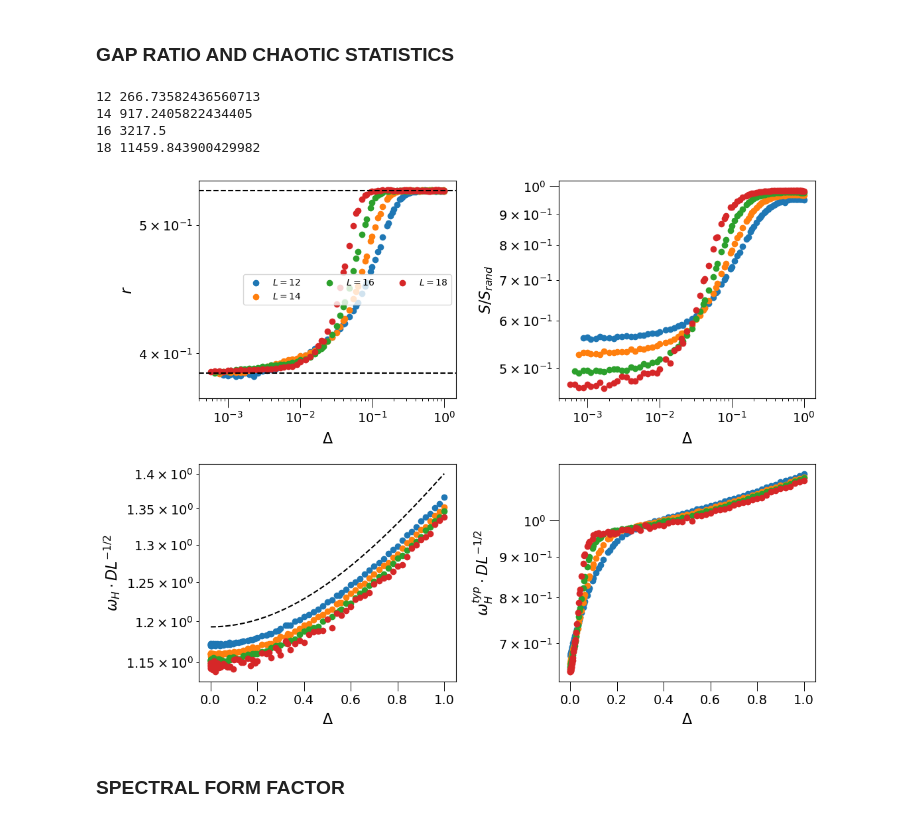
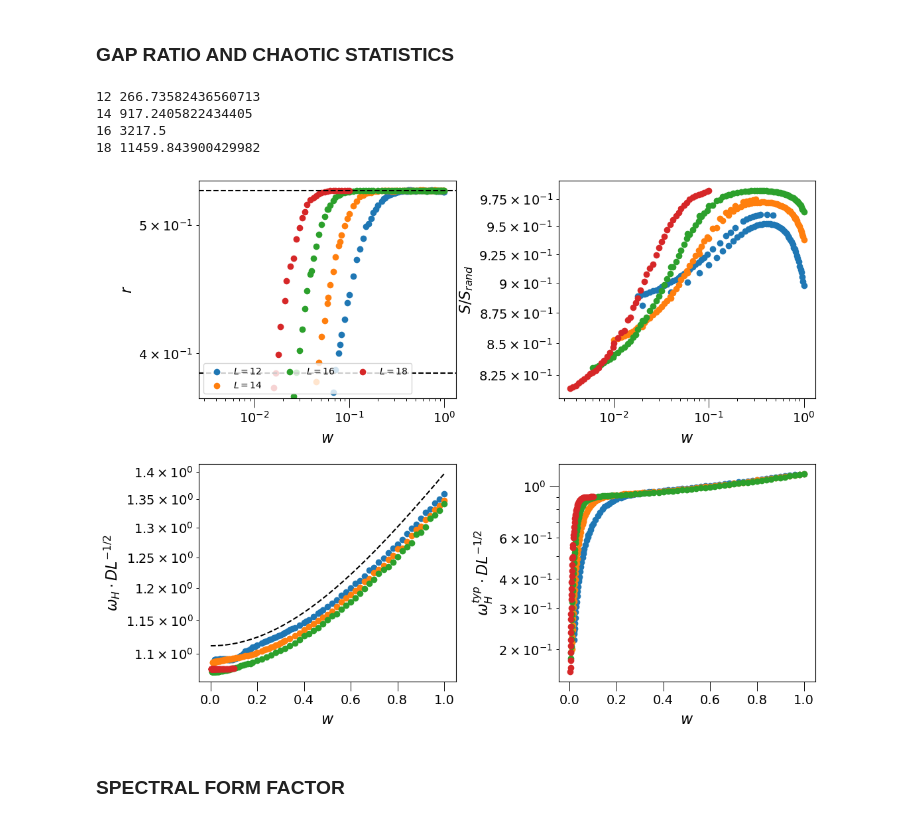
Before and after one commit to makskliczkowski/Transverse_Ising_ETH, a Jupyter notebook: IsignTransverse_ETH/Python/spectral_fun_notebook.ipynb, the cells around one changed output. Saved outputs shown, nothing was run; the diff lists cells and outputs as text; code cells hidden in the pictures.

```diff
--- a/IsignTransverse_ETH/Python/spectral_fun_notebook.ipynb
+++ b/IsignTransverse_ETH/Python/spectral_fun_notebook.ipynb
@@ -65,7 +65,7 @@ user_settings = getattr(cf.plot_settings, 'settings')
 fig, ((ax1, ax2), (ax3, ax4)) = plt.subplots( nrows=2, ncols=2, figsize=(12,10), dpi = 100)
 
 new_set_class = copy.deepcopy(cf.plot_settings)
-new_set_class.set_vs('g')
+new_set_class.set_vs('w')
 new_set_class.set_scaling("L")
 new_set_class.set_scales(xscale='log', yscale='log')
 settings = getattr(new_set_class, 'settings')
@@ -119,34 +119,34 @@ else:
     ax4.plot(xx, wH_analitycal(xx, cf.g, cf.w), linestyle='--', color='black', label=r"$\omega_H^{analitycal}$")
 
 
 ax1.axhline(y=0.5307, ls='--', color='black')
 ax1.axhline(y=0.3867, ls='--', color='black')
 ylabels = ["r", "S/S_{rand}", "\\omega_H\\cdot DL^{-1/2}", "\\omega_H^{typ}\\cdot DL^{-1/2}" ]
 for i, ax in enumerate([ax1,ax2,ax3,ax4]):
     xlab = hfun.var_name if settings['vs_idx'] == 2 else settings['vs']
     hfun.set_plot_elements(axis = ax, ylabel = ylabels[i], xlabel = xlab, settings=settings,
                             font_size=14, set_legend=False, xlim=(None, None), ylim=(None, None))
     #if settings['vs_idx'] != 0:
     #ax.set_yscale('linear')
     #ax.set_xscale('linear')
 
 ax3.set_xscale('linear')
 ax4.set_xscale('linear')
 ax1.legend(ncol=3)
 ax1.set_ylim(0.37, 0.54)
 #ax2.set_ylim(0.3, 1)
 fig.subplots_adjust(wspace=0.4, hspace=0.3)
 
 
 
  #--- reset defaults
 cf.params_arr = param_copy
 # %% [output]
 12 266.73582436560713
 14 917.2405822434405
 16 3217.5
 18 11459.843900429982
-[figure, old version]
+[figure, new version]
 # %% [markdown]
 ### SPECTRAL FORM FACTOR
 # %%
```
Also changed, not shown: 5 other files.
